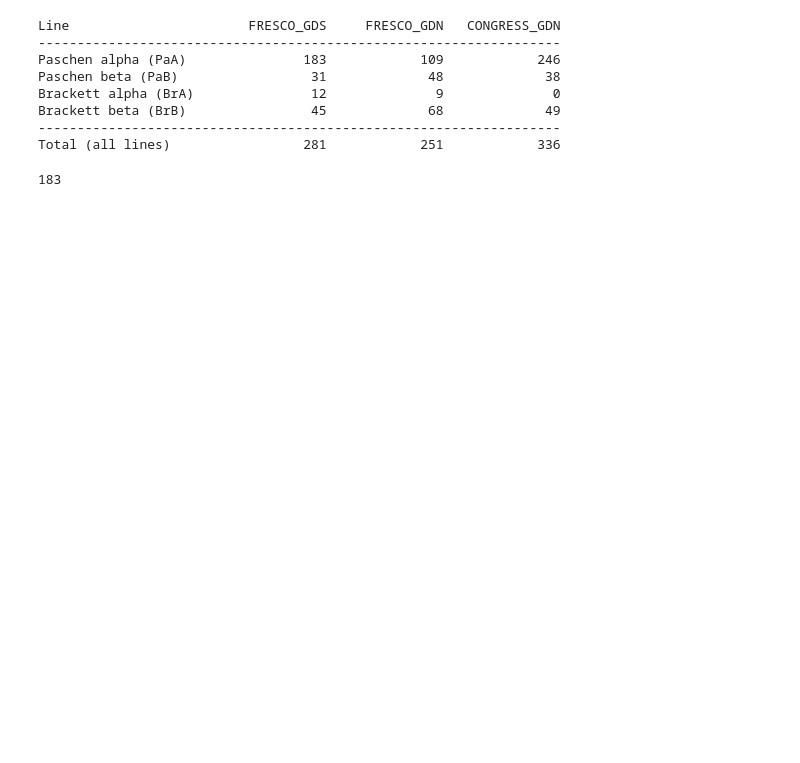
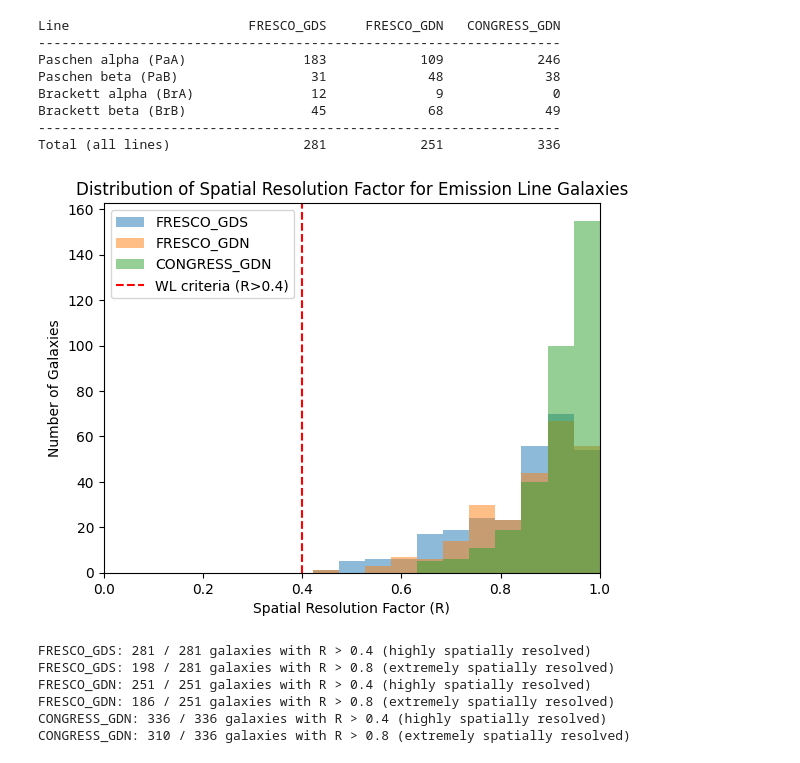
Before and after one commit to KinematicLensing/JWST_KL_workflow, a Jupyter notebook: notebook/Preliminary_Target_Selection.ipynb, the cells around one changed output. Saved outputs shown, nothing was run; the diff lists cells and outputs as text; code cells hidden in the pictures; blank space fills up the shorter version.

```diff
--- a/notebook/Preliminary_Target_Selection.ipynb
+++ b/notebook/Preliminary_Target_Selection.ipynb
@@ -25,7 +28,7 @@ GRISM_Cats = [
 ]
 
 GRISM_names = ["FRESCO_GDS", "FRESCO_GDN", "CONGRESS_GDN"]
-GRISM_bands = ["F444W", "F444W", "F444W"]
+GRISM_bands = ["F444W", "F444W", "F356W"]
 Broadband_PSF_FWHM = [0.14, 0.14, 0.14] # arcsec
 # %%
 # Count galaxies by emission line per catalog
@@ -49,8 +52,4 @@ Brackett alpha (BrA)               12              9              0
 Brackett beta (BrB)                45             68             49
 -------------------------------------------------------------------
 Total (all lines)                 281            251            336
-# %%
-np.sum(GRISM_Cats[0]["name_line_exp"] == "PaA")
-# %% [output]
-183
 # %%
@@ -65 +74,51 @@ def get_spatial_resolution_factor(cat, band, psf_fwhm):
     return R
+# %%
+R_spatials = []
+PSF_EE50_register = {
+    'F070W': 0.032,
+    'F090W': 0.024,
+    'F115W': 0.025,
+    'F140W': 0.030,
+    'F150W': 0.032,
+    'F162M': 0.035,
+    'F164N': 0.035,
+    'F182M': 0.039,
+    'F187N': 0.040,
+    'F200W': 0.042,
+    'F210M': 0.044,
+    'F212N': 0.045,
+    'F250M': 0.049,
+    'F356W': 0.073,
+    'F444W': 0.090,
+}
+for cat, band in zip(GRISM_Cats, GRISM_bands):
+    psf_EE50 = PSF_EE50_register[band]
+    R_spatial = get_spatial_resolution_factor(FWHM=cat["FWHM"], psf_EE50=psf_EE50)
+    R_spatials.append(R_spatial)
+# %%
+R_bins = np.linspace(0, 1, 20)
+plt.hist(R_spatials[0], bins=R_bins, alpha=0.5, label=GRISM_names[0])
+plt.hist(R_spatials[1], bins=R_bins, alpha=0.5, label=GRISM_names[1])
+plt.hist(R_spatials[2], bins=R_bins, alpha=0.5, label=GRISM_names[2])
+plt.axvline(0.4, color='red', linestyle='--', label='WL criteria (R>0.4)')
+plt.xlabel("Spatial Resolution Factor (R)")
+plt.ylabel("Number of Galaxies")
+plt.title("Distribution of Spatial Resolution Factor for Emission Line Galaxies")
+plt.xlim(0, 1)
+plt.legend()
+plt.show()
+# %% [output]
+[figure, added]
+# %%
+for i in range(3):
+    n_wl = R_spatials[i] > 0.4
+    n_large = R_spatials[i] > 0.8
+    print(f"{GRISM_names[i]}: {np.sum(n_wl)} / {len(GRISM_Cats[i])} galaxies with R > 0.4 (highly spatially resolved)")
+    print(f"{GRISM_names[i]}: {np.sum(n_large)} / {len(GRISM_Cats[i])} galaxies with R > 0.8 (extremely spatially resolved)")
+# %% [output]
+FRESCO_GDS: 281 / 281 galaxies with R > 0.4 (highly spatially resolved)
+FRESCO_GDS: 198 / 281 galaxies with R > 0.8 (extremely spatially resolved)
+FRESCO_GDN: 251 / 251 galaxies with R > 0.4 (highly spatially resolved)
+FRESCO_GDN: 186 / 251 galaxies with R > 0.8 (extremely spatially resolved)
+CONGRESS_GDN: 336 / 336 galaxies with R > 0.4 (highly spatially resolved)
+CONGRESS_GDN: 310 / 336 galaxies with R > 0.8 (extremely spatially resolved)
```
Also changed, not shown: parts of 9 cells of this notebook, 3 other files.
